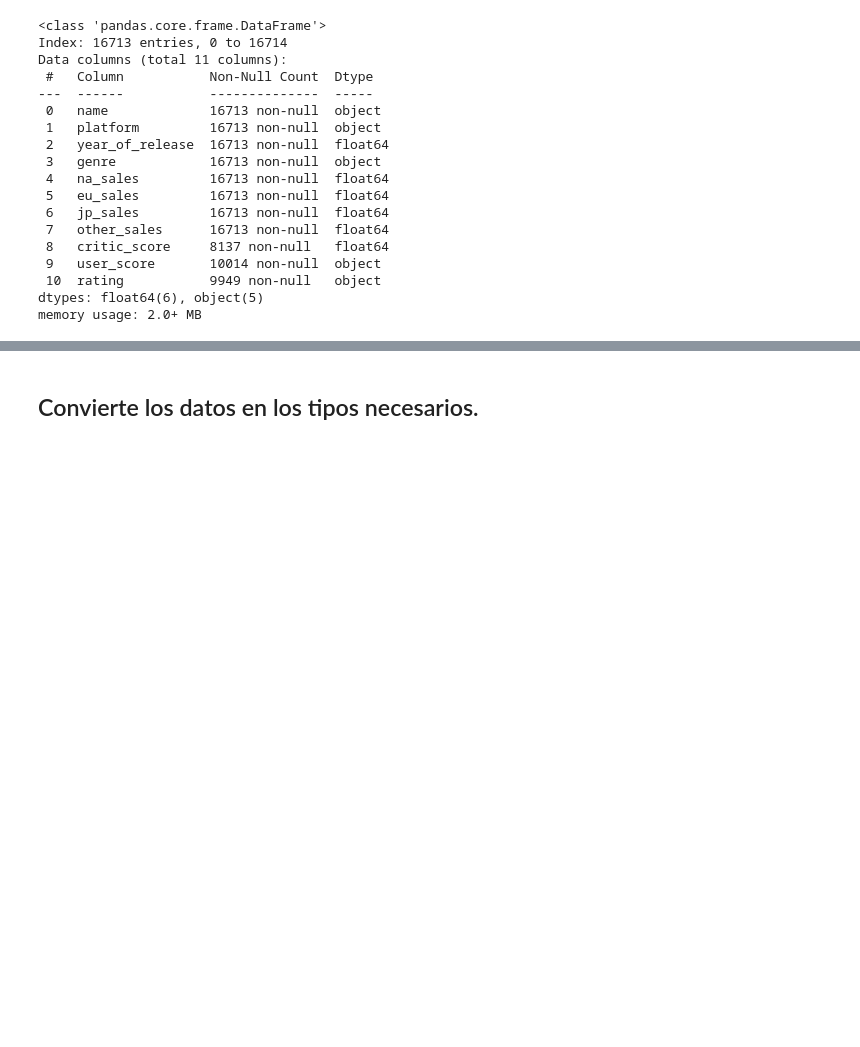
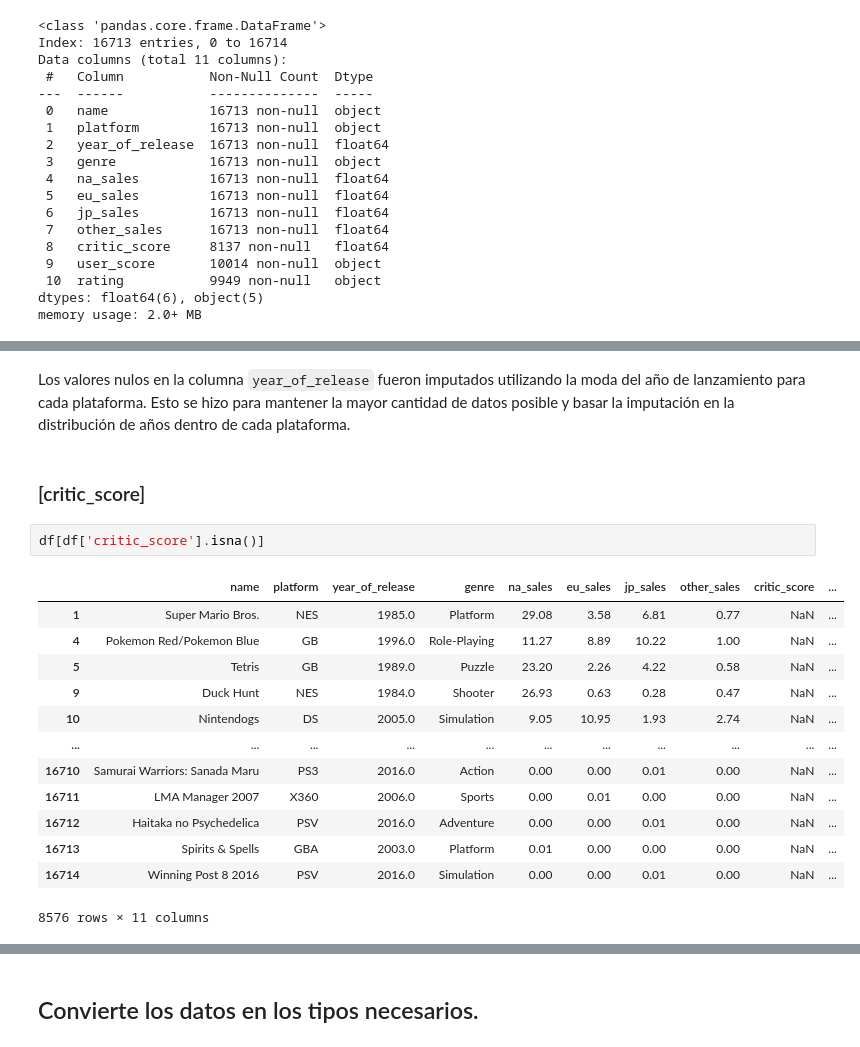
Before and after one commit to Davichobacter/data_science_tt, a Jupyter notebook: sprint_6/notebook.ipynb, the cells around one changed output, grey strips where cells are left out. Drawn from its saved outputs; the diff is of its cells as text; blank space fills up the shorter version.

```diff
--- a/sprint_6/notebook.ipynb
+++ b/sprint_6/notebook.ipynb
@@ -241,0 +234,20 @@ df.sample(15)
+# %% [markdown]
+Los valores nulos en la columna `year_of_release` fueron imputados utilizando la moda del año de lanzamiento para cada plataforma. Esto se hizo para mantener la mayor cantidad de datos posible y basar la imputación en la distribución de años dentro de cada plataforma.
+# %% [markdown]
+### [critic_score]
+# %%
+df[df['critic_score'].isna()]
+# %% [output]
+|  | name | platform | year_of_release | genre | na_sales | eu_sales | jp_sales | other_sales | critic_score | ... |
+| 1 | Super Mario Bros. | NES | 1985.0 | Platform | 29.08 | 3.58 | 6.81 | 0.77 | NaN | ... |
+| 4 | Pokemon Red/Pokemon Blue | GB | 1996.0 | Role-Playing | 11.27 | 8.89 | 10.22 | 1.00 | NaN | ... |
+| 5 | Tetris | GB | 1989.0 | Puzzle | 23.20 | 2.26 | 4.22 | 0.58 | NaN | ... |
+| 9 | Duck Hunt | NES | 1984.0 | Shooter | 26.93 | 0.63 | 0.28 | 0.47 | NaN | ... |
+| 10 | Nintendogs | DS | 2005.0 | Simulation | 9.05 | 10.95 | 1.93 | 2.74 | NaN | ... |
+| ... | ... | ... | ... | ... | ... | ... | ... | ... | ... | ... |
+| 16710 | Samurai Warriors: Sanada Maru | PS3 | 2016.0 | Action | 0.00 | 0.00 | 0.01 | 0.00 | NaN | ... |
+| 16711 | LMA Manager 2007 | X360 | 2006.0 | Sports | 0.00 | 0.01 | 0.00 | 0.00 | NaN | ... |
+| 16712 | Haitaka no Psychedelica | PSV | 2016.0 | Adventure | 0.00 | 0.00 | 0.01 | 0.00 | NaN | ... |
+| 16713 | Spirits & Spells | GBA | 2003.0 | Platform | 0.01 | 0.00 | 0.00 | 0.00 | NaN | ... |
+| 16714 | Winning Post 8 2016 | PSV | 2016.0 | Simulation | 0.00 | 0.00 | 0.01 | 0.00 | NaN | ... |
+8576 rows × 11 columns
```
Also changed, not shown: parts of 23 cells of this notebook.
